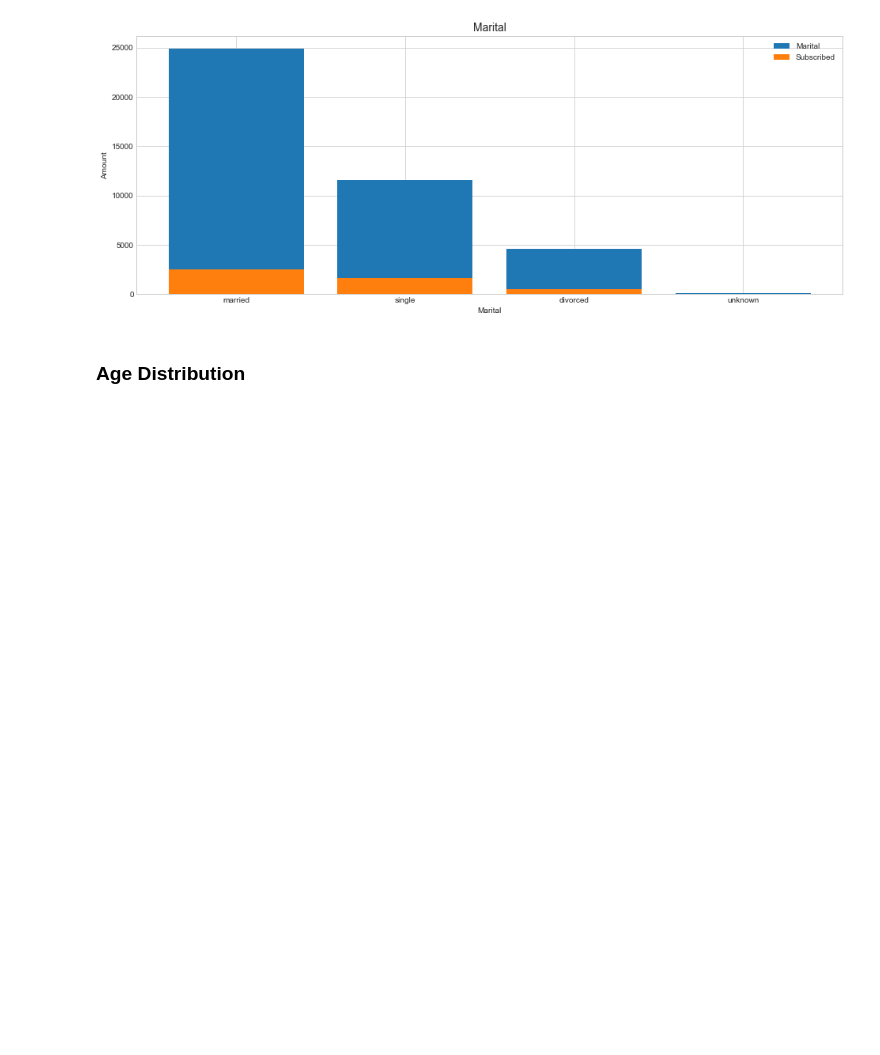
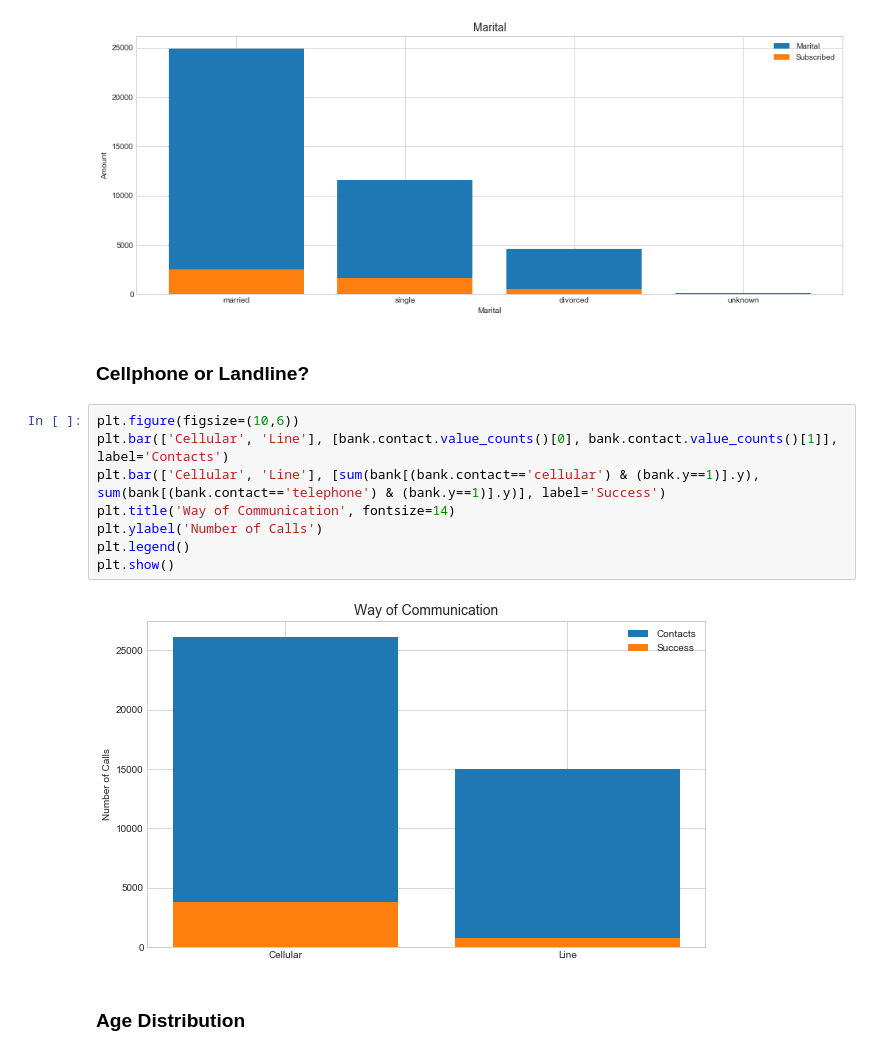
Before and after one commit to arseniyturin/dsc-3-final-project-online-ds-sp-000, a Jupyter notebook: Project 3 Student.ipynb, the cells around one changed output. Drawn from its saved outputs; the diff is of its cells as text; blank space fills up the shorter version.

```diff
--- a/Project 3 Student.ipynb
+++ b/Project 3 Student.ipynb
@@ -287,6 +287,18 @@ plt.legend()
 plt.show()
 # %% [output]
 [figure]
+# %% [markdown]
+### Cellphone or Landline?
+# %%
+plt.figure(figsize=(10,6))
+plt.bar(['Cellular', 'Line'], [bank.contact.value_counts()[0], bank.contact.value_counts()[1]], label='Contacts')
+plt.bar(['Cellular', 'Line'], [sum(bank[(bank.contact=='cellular') & (bank.y==1)].y), sum(bank[(bank.contact=='telephone') & (bank.y==1)].y)], label='Success')
+plt.title('Way of Communication', fontsize=14)
+plt.ylabel('Number of Calls')
+plt.legend()
+plt.show()
+# %% [output]
+[figure, added]
 # %% [markdown]
 ### Age Distribution
 # %%
```
Also changed, not shown: parts of 3 cells of this notebook, 1 other file.
